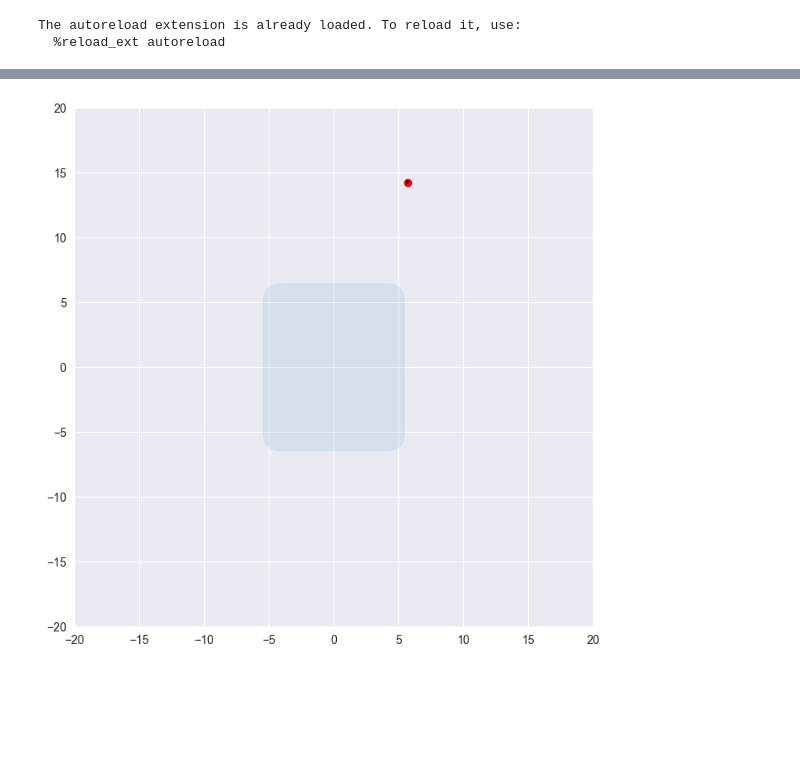
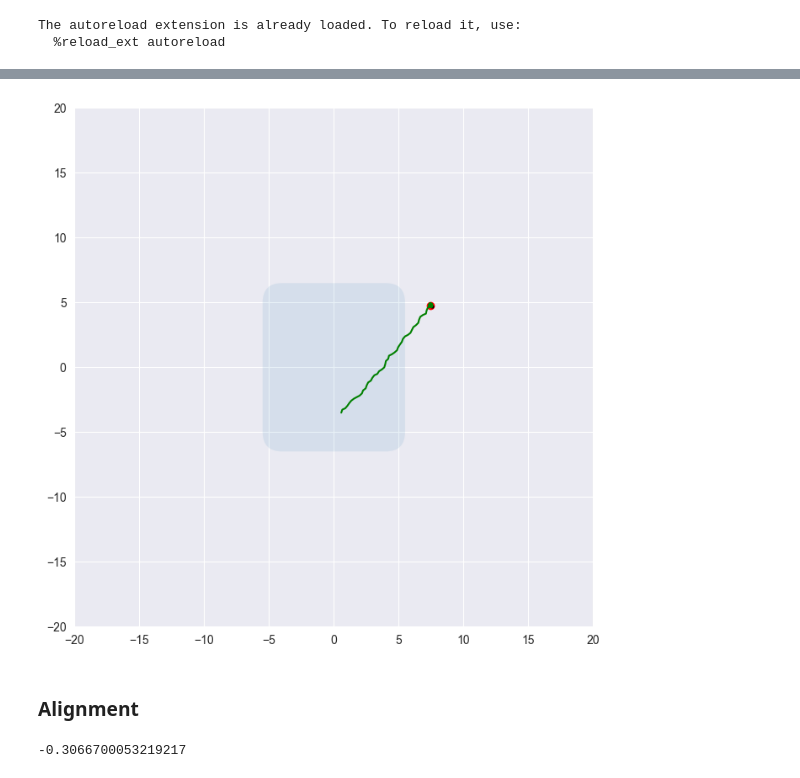
Before and after one commit to jerrymhuang/TogetherFlow, a Jupyter notebook: togetherflow/simulation_test.ipynb, the cells around one changed output, grey strips where cells are left out. Saved outputs shown, nothing was run; the diff lists cells and outputs as text; code cells hidden in the pictures; blank space fills up the shorter version.

```diff
--- a/togetherflow/simulation_test.ipynb
+++ b/togetherflow/simulation_test.ipynb
@@ -41,4 +44,6 @@ from diagnostics import (
 )
 # %%
-agent_pos, agent_rot = initialize_agents()
-beacon_pos = initialize_beacons()
+agent_pos, agent_rot = initialize_agents(num_agents=24)
+beacon_pos = initialize_beacons(room_sensing_range=20., num_beacons=12)
+
+agent_rot
@@ -70,6 +119,13 @@ a.save('./../media/gif/rotation1.gif', writer=PillowWriter(fps=30))
 # %%
-position_sim = move_to_beacon(agent_pos[-1], beacon_pos[-1], noise=0.5)
+position_sim = move_to_beacon(agent_pos[-1], beacon_pos[-1], dt=0.5, timesteps=100, noise=1.)
 b = inspect_position_influence(position_sim, beacon_pos[-1])
-b.save('./../media/gif/position1.gif', writer=PillowWriter(fps=30))
+b.save('./../media/gif/position1.gif', writer=PillowWriter(fps=10))
 # %% [output]
-[figure, old version]
+[figure, new version]
+# %% [markdown]
+### Alignment
+# %%
+al_influence = alignment_influence(agent_pos[2], agent_pos, agent_rot)
+al_influence
+# %% [output]
+-0.3066700053219217
```
Also changed, not shown: parts of 15 cells of this notebook, 7 other files.
